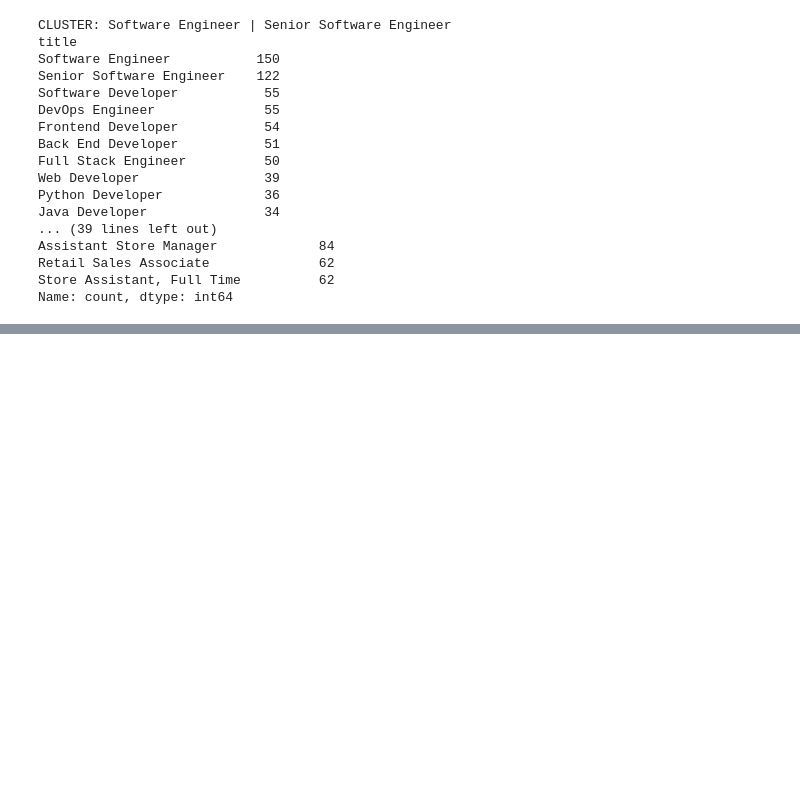
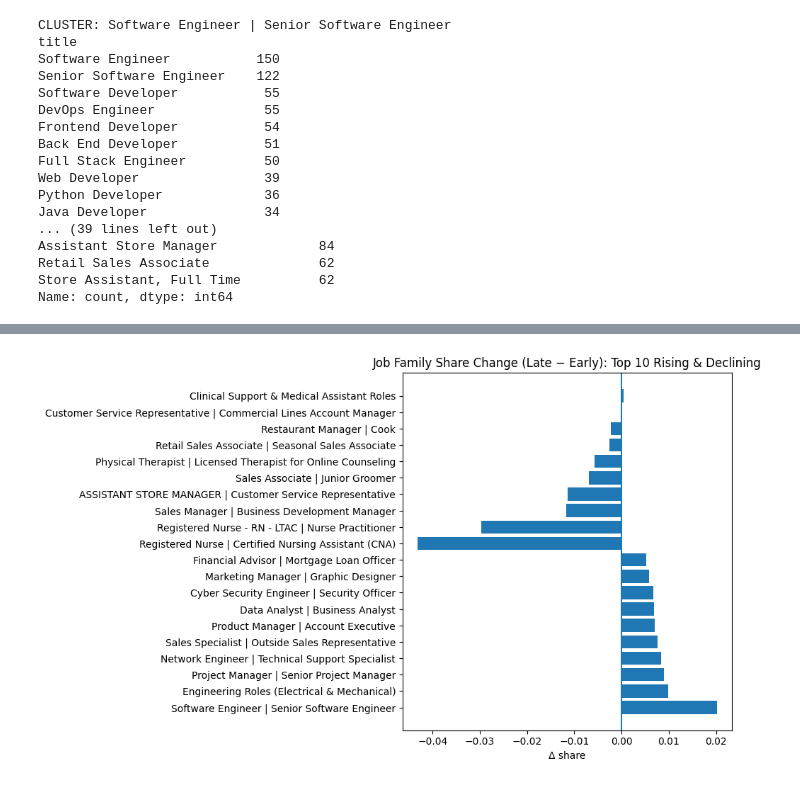
Before and after one commit to teodorobevilacqua/job-market-signal-monitor, a Jupyter notebook: notebooks/03_clustering.ipynb, the cells around one changed output, grey strips where cells are left out. Cells and saved outputs as stored; diff of their text form; code cells hidden in the pictures; blank space fills up the shorter version.

Commit message:
Finalize end-to-end job market signal monitoring pipeline
Former-commit-id: 2055de2fc538f7a81ebbae24188bed36456616c4

```diff
--- a/notebooks/03_clustering.ipynb
+++ b/notebooks/03_clustering.ipynb
@@ -406,0 +626,10 @@ Name: count, dtype: int64
+# %%
+import pandas as pd
+
+plot_df = (
+    pivot[["delta_share"]]
+    .reset_index()
+    .rename(columns={"cluster_label_final": "Job Family"})
+)
+
+plot_df.head()
@@ -406,0 +643,19 @@ Name: count, dtype: int64
+# %%
+import matplotlib.pyplot as plt
+
+TOP_N = 10
+
+top_rise = plot_df.nlargest(TOP_N, "delta_share")
+top_fall = plot_df.nsmallest(TOP_N, "delta_share")
+plot_top = pd.concat([top_rise, top_fall], axis=0)
+
+plt.figure(figsize=(10, 6))
+plt.barh(plot_top["Job Family"], plot_top["delta_share"])
+plt.axvline(0)
+plt.title(f"Job Family Share Change (Late − Early): Top {TOP_N} Rising & Declining")
+plt.xlabel("Δ share")
+plt.ylabel("")
+plt.tight_layout()
+plt.show()
+# %% [output]
+[figure, added]
```
Also changed, not shown: parts of 20 cells of this notebook, 3 other files.
